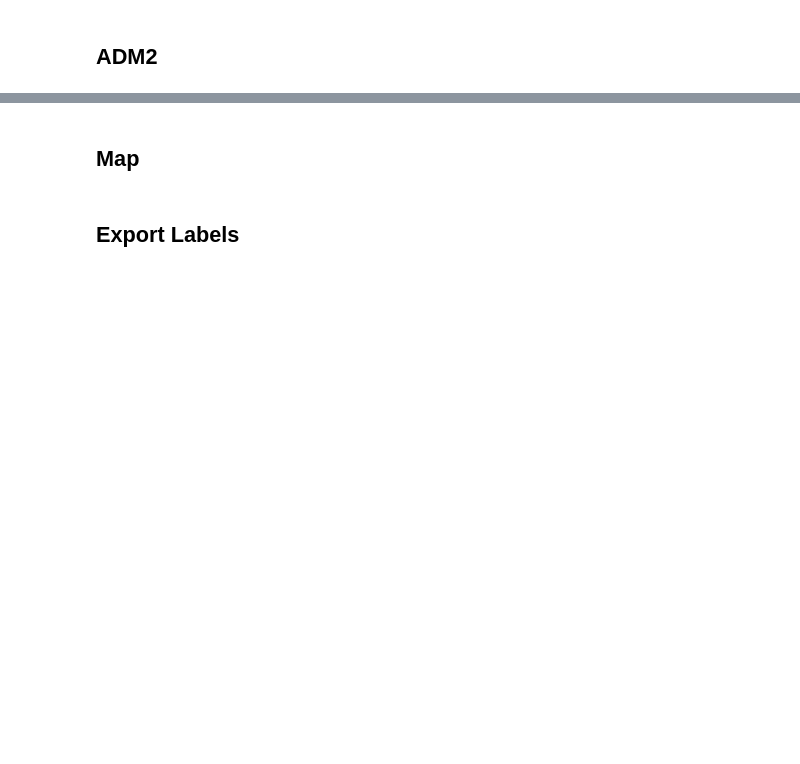
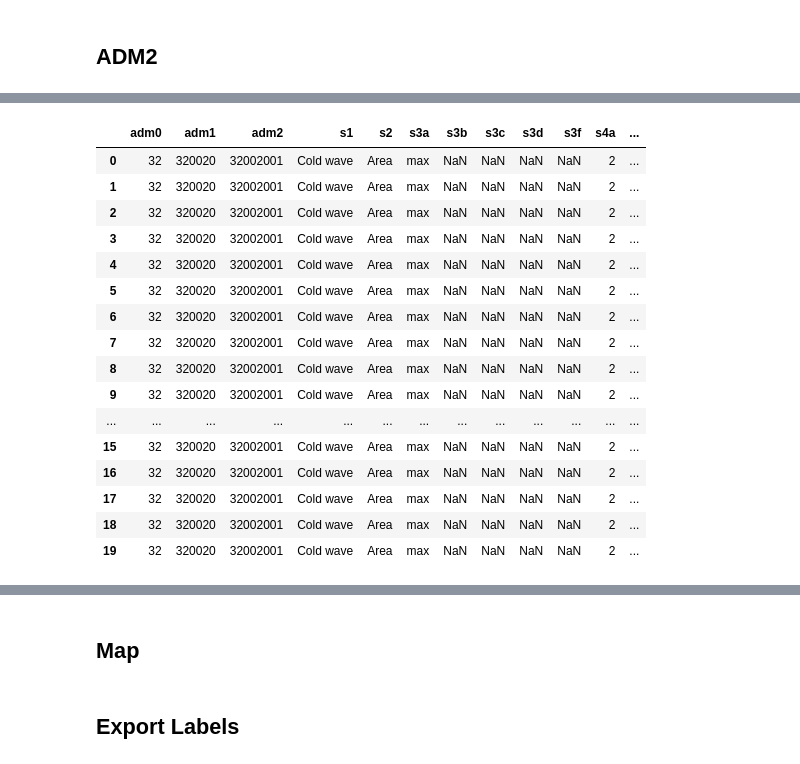
Before and after one commit to Queeno11/CLIENT-v2, a Jupyter notebook: 06_bases_webpage.ipynb, the cells around one changed output, grey strips where cells are left out. Drawn from its saved outputs; the diff is of its cells as text; code cells hidden in the pictures; blank space fills up the shorter version.

```diff
--- a/06_bases_webpage.ipynb
+++ b/06_bases_webpage.ipynb
@@ -277,0 +338,22 @@ for file in tqdm(files):
+# %%
+df = pd.read_csv(rf"D:\World Bank\CLIENT v2\Data\Data_out\HC Treatment Complete\{file}", nrows=20)#, dtype=dtypes)
+
+df
+# %% [output]
+|  | adm0 | adm1 | adm2 | s1 | s2 | s3a | s3b | s3c | s3d | s3f | s4a | ... |
+| 0 | 32 | 320020 | 32002001 | Cold wave | Area | max | NaN | NaN | NaN | NaN | 2 | ... |
+| 1 | 32 | 320020 | 32002001 | Cold wave | Area | max | NaN | NaN | NaN | NaN | 2 | ... |
+| 2 | 32 | 320020 | 32002001 | Cold wave | Area | max | NaN | NaN | NaN | NaN | 2 | ... |
+| 3 | 32 | 320020 | 32002001 | Cold wave | Area | max | NaN | NaN | NaN | NaN | 2 | ... |
+| 4 | 32 | 320020 | 32002001 | Cold wave | Area | max | NaN | NaN | NaN | NaN | 2 | ... |
+| 5 | 32 | 320020 | 32002001 | Cold wave | Area | max | NaN | NaN | NaN | NaN | 2 | ... |
+| 6 | 32 | 320020 | 32002001 | Cold wave | Area | max | NaN | NaN | NaN | NaN | 2 | ... |
+| 7 | 32 | 320020 | 32002001 | Cold wave | Area | max | NaN | NaN | NaN | NaN | 2 | ... |
+| 8 | 32 | 320020 | 32002001 | Cold wave | Area | max | NaN | NaN | NaN | NaN | 2 | ... |
+| 9 | 32 | 320020 | 32002001 | Cold wave | Area | max | NaN | NaN | NaN | NaN | 2 | ... |
+| ... | ... | ... | ... | ... | ... | ... | ... | ... | ... | ... | ... | ... |
+| 15 | 32 | 320020 | 32002001 | Cold wave | Area | max | NaN | NaN | NaN | NaN | 2 | ... |
+| 16 | 32 | 320020 | 32002001 | Cold wave | Area | max | NaN | NaN | NaN | NaN | 2 | ... |
+| 17 | 32 | 320020 | 32002001 | Cold wave | Area | max | NaN | NaN | NaN | NaN | 2 | ... |
+| 18 | 32 | 320020 | 32002001 | Cold wave | Area | max | NaN | NaN | NaN | NaN | 2 | ... |
+| 19 | 32 | 320020 | 32002001 | Cold wave | Area | max | NaN | NaN | NaN | NaN | 2 | ... |
```
Also changed, not shown: parts of 8 cells of this notebook, 4 other files.
